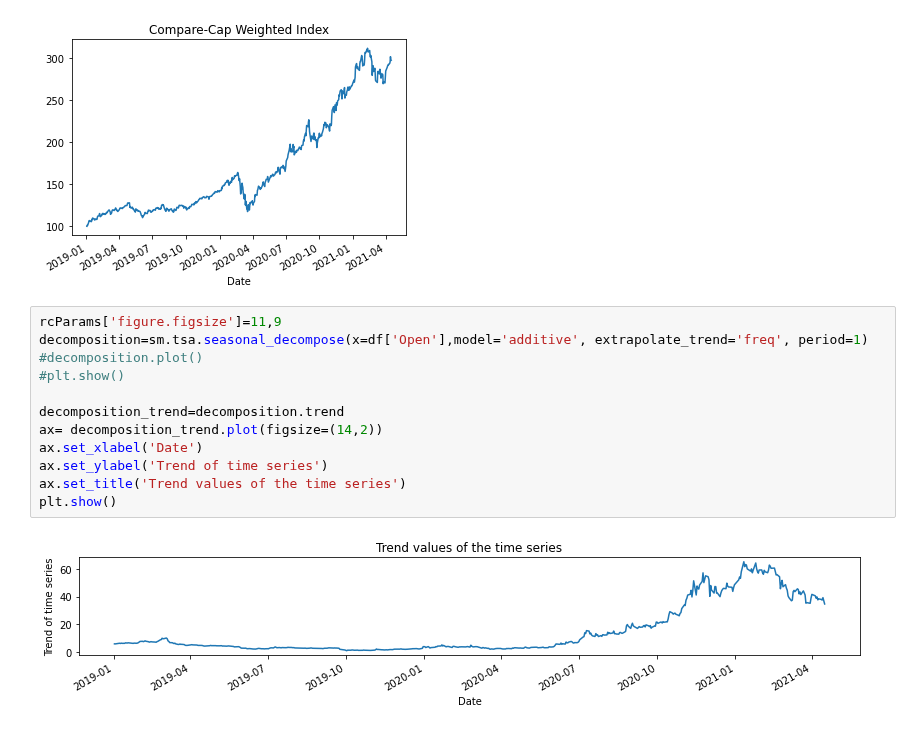
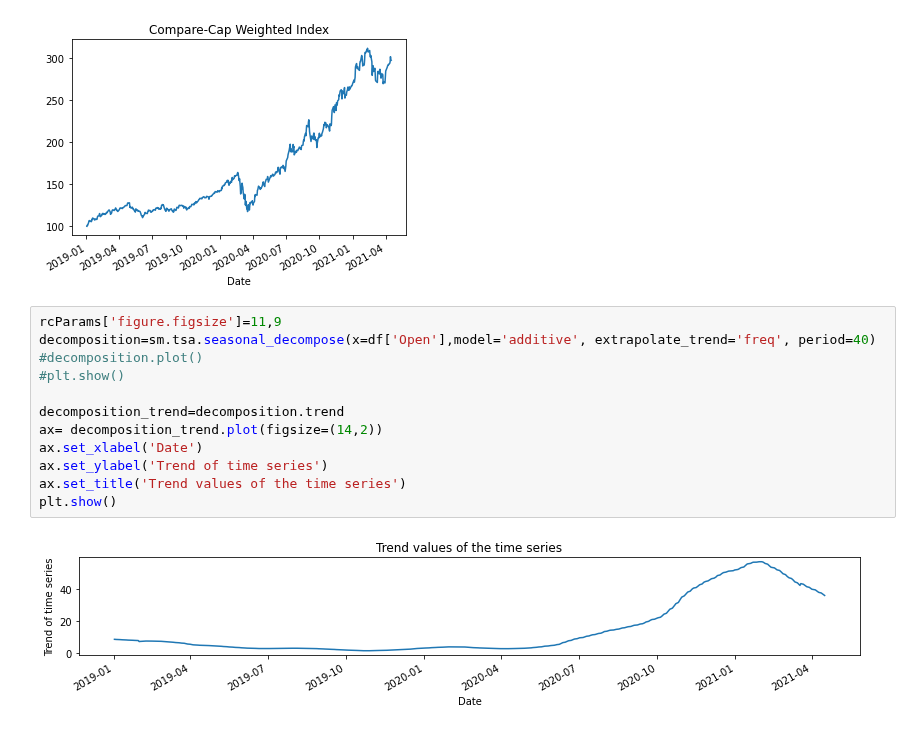
Before and after one commit to Andru-1987/python-deep-learning, a Jupyter notebook: Google timeseries.ipynb, the cells around one changed output. Cells and saved outputs as stored; diff of their text form.

```diff
--- a/Google timeseries.ipynb
+++ b/Google timeseries.ipynb
@@ -403,15 +404,15 @@ Index Return 197.31%
 [figure]
 # %%
 rcParams['figure.figsize']=11,9
-decomposition=sm.tsa.seasonal_decompose(x=df['Open'],model='additive', extrapolate_trend='freq', period=1)
+decomposition=sm.tsa.seasonal_decompose(x=df['Open'],model='additive', extrapolate_trend='freq', period=40)
 #decomposition.plot()
 #plt.show()
 
 decomposition_trend=decomposition.trend
 ax= decomposition_trend.plot(figsize=(14,2))
 ax.set_xlabel('Date')
 ax.set_ylabel('Trend of time series')
 ax.set_title('Trend values of the time series')
 plt.show()
 # %% [output]
-[figure, old version]
+[figure, new version]
```
Also changed, not shown: parts of 1 cell of this notebook.
